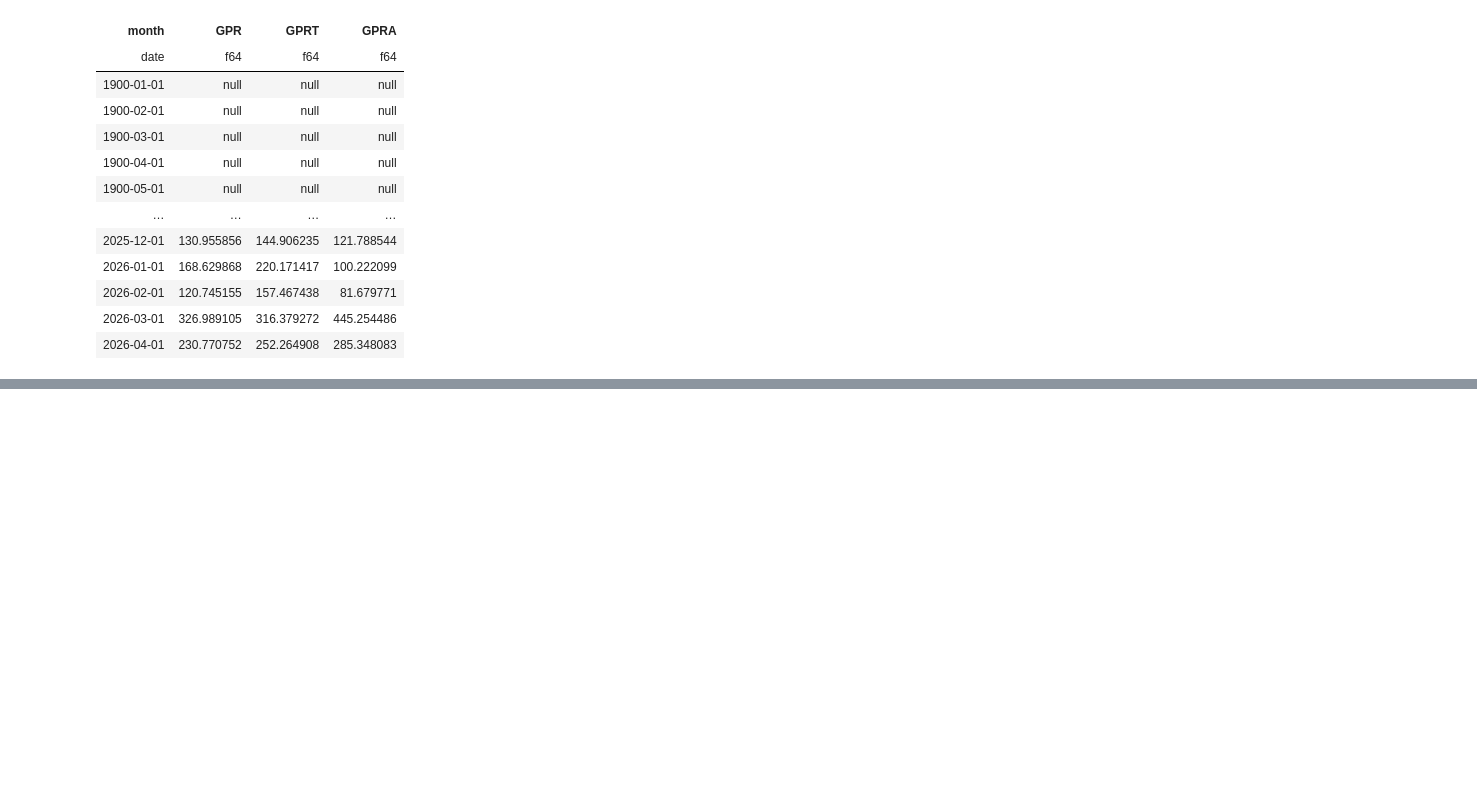
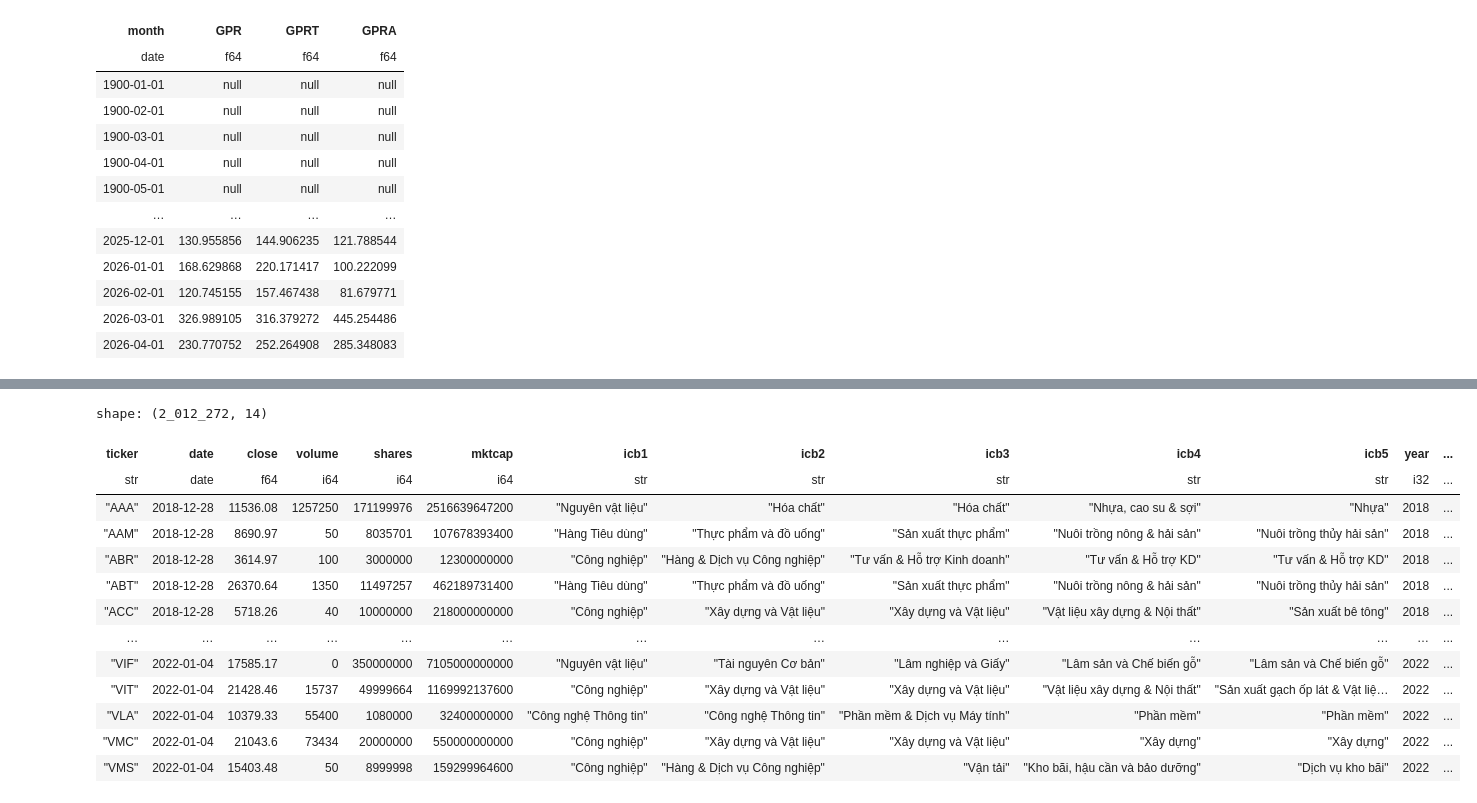
Before and after one commit to vongvinhtoan/kristal-thesis-not-mine, a Jupyter notebook: scripts/preprocessing.ipynb, the cells around one changed output, grey strips where cells are left out. Saved outputs shown, nothing was run; the diff lists cells and outputs as text; code cells hidden in the pictures; blank space fills up the shorter version.

```diff
--- a/scripts/preprocessing.ipynb
+++ b/scripts/preprocessing.ipynb
@@ -286,0 +510,48 @@ shape: (1_516, 4)
+# %%
+cleaned_price_df = (
+    price_df.join(
+        icb_df,
+        on="ticker",
+        how="left",
+        validate="m:1",
+    )
+    .filter(pl.col("icb2").is_not_null())
+    .filter(
+        ~pl.col("icb2").is_in(
+            [
+                "Dịch vụ tài chính",
+                "Ngân hàng",
+                "Bảo hiểm",
+            ]
+        )
+    )
+    .filter(~pl.col("ticker").is_in(["DSC", "MIC"]))
+    .with_columns(
+        pl.when(pl.col("mktcap") != 0)
+        .then(pl.col("mktcap"))
+        .otherwise(None)
+        .alias("mktcap"),
+        year=pl.col("date").dt.year(),
+        week=pl.col("date").dt.week(),
+        dayofweek=pl.col("date").dt.weekday(),
+    )
+    .filter(~pl.col("dayofweek").is_in([6, 7]))
+    .filter(pl.col("year") >= 2010)
+    .filter(pl.col("year") <= 2024)
+)
+cleaned_price_df
+# %% [output]
+shape: (2_012_272, 14)
+| ticker | date | close | volume | shares | mktcap | icb1 | icb2 | icb3 | icb4 | icb5 | year | ... |
+| str | date | f64 | i64 | i64 | i64 | str | str | str | str | str | i32 | ... |
+| "AAA" | 2018-12-28 | 11536.08 | 1257250 | 171199976 | 2516639647200 | "Nguyên vật liệu" | "Hóa chất" | "Hóa chất" | "Nhựa, cao su & sợi" | "Nhựa" | 2018 | ... |
+| "AAM" | 2018-12-28 | 8690.97 | 50 | 8035701 | 107678393400 | "Hàng Tiêu dùng" | "Thực phẩm và đồ uống" | "Sản xuất thực phẩm" | "Nuôi trồng nông & hải sản" | "Nuôi trồng thủy hải sản" | 2018 | ... |
+| "ABR" | 2018-12-28 | 3614.97 | 100 | 3000000 | 12300000000 | "Công nghiệp" | "Hàng & Dịch vụ Công nghiệp" | "Tư vấn & Hỗ trợ Kinh doanh" | "Tư vấn & Hỗ trợ KD" | "Tư vấn & Hỗ trợ KD" | 2018 | ... |
+| "ABT" | 2018-12-28 | 26370.64 | 1350 | 11497257 | 462189731400 | "Hàng Tiêu dùng" | "Thực phẩm và đồ uống" | "Sản xuất thực phẩm" | "Nuôi trồng nông & hải sản" | "Nuôi trồng thủy hải sản" | 2018 | ... |
+| "ACC" | 2018-12-28 | 5718.26 | 40 | 10000000 | 218000000000 | "Công nghiệp" | "Xây dựng và Vật liệu" | "Xây dựng và Vật liệu" | "Vật liệu xây dựng & Nội thất" | "Sản xuất bê tông" | 2018 | ... |
+| … | … | … | … | … | … | … | … | … | … | … | … | ... |
+| "VIF" | 2022-01-04 | 17585.17 | 0 | 350000000 | 7105000000000 | "Nguyên vật liệu" | "Tài nguyên Cơ bản" | "Lâm nghiệp và Giấy" | "Lâm sản và Chế biến gỗ" | "Lâm sản và Chế biến gỗ" | 2022 | ... |
+| "VIT" | 2022-01-04 | 21428.46 | 15737 | 49999664 | 1169992137600 | "Công nghiệp" | "Xây dựng và Vật liệu" | "Xây dựng và Vật liệu" | "Vật liệu xây dựng & Nội thất" | "Sản xuất gạch ốp lát & Vật liệ… | 2022 | ... |
+| "VLA" | 2022-01-04 | 10379.33 | 55400 | 1080000 | 32400000000 | "Công nghệ Thông tin" | "Công nghệ Thông tin" | "Phần mềm & Dịch vụ Máy tính" | "Phần mềm" | "Phần mềm" | 2022 | ... |
+| "VMC" | 2022-01-04 | 21043.6 | 73434 | 20000000 | 550000000000 | "Công nghiệp" | "Xây dựng và Vật liệu" | "Xây dựng và Vật liệu" | "Xây dựng" | "Xây dựng" | 2022 | ... |
+| "VMS" | 2022-01-04 | 15403.48 | 50 | 8999998 | 159299964600 | "Công nghiệp" | "Hàng & Dịch vụ Công nghiệp" | "Vận tải" | "Kho bãi, hậu cần và bảo dưỡng" | "Dịch vụ kho bãi" | 2022 | ... |
```
Also changed, not shown: parts of 15 cells of this notebook, 30 other files.
